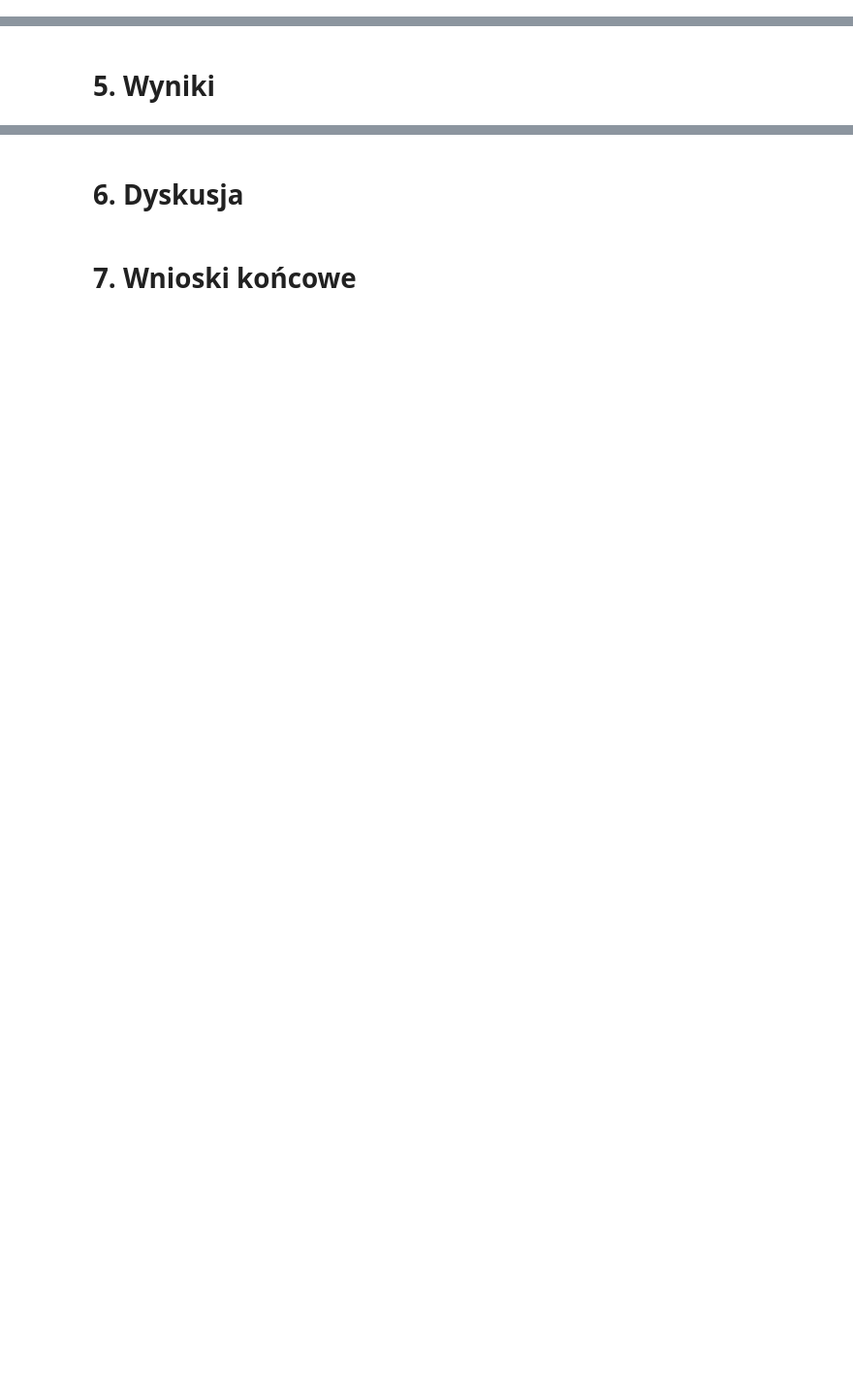
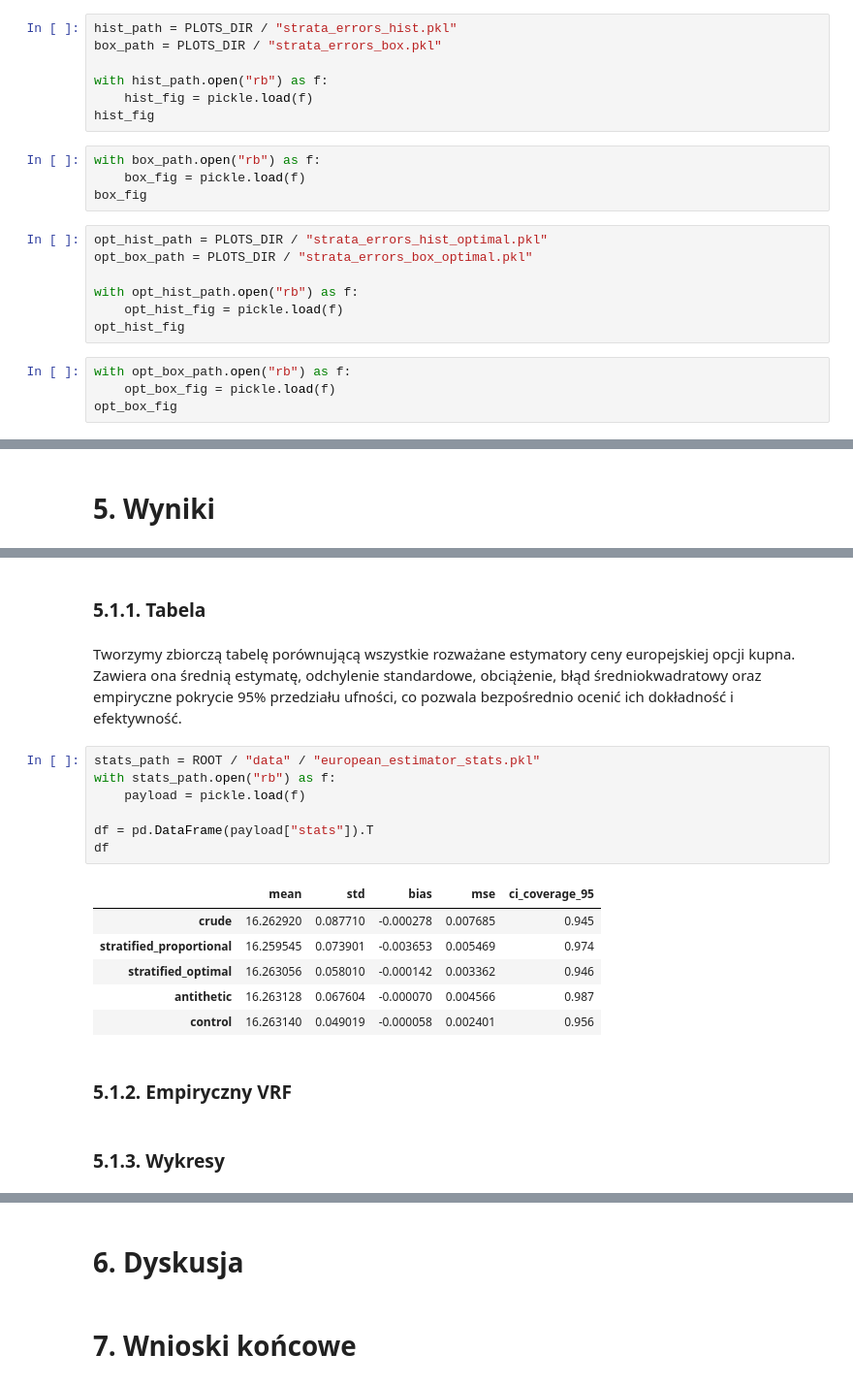
Before and after one commit to miplock/monte_carlo_project_2, a Jupyter notebook: notebooks/general/sketch.ipynb, the cells around one changed output, grey strips where cells are left out. Shown at 97% size. Saved outputs shown, nothing was run; the diff lists cells and outputs as text; blank space fills up the shorter version.

```diff
--- a/notebooks/general/sketch.ipynb
+++ b/notebooks/general/sketch.ipynb
@@ -124,0 +281,22 @@ show_code("models/black_scholes.py")
+# %%
+hist_path = PLOTS_DIR / "strata_errors_hist.pkl"
+box_path = PLOTS_DIR / "strata_errors_box.pkl"
+
+with hist_path.open("rb") as f:
+    hist_fig = pickle.load(f)
+hist_fig
+# %%
+with box_path.open("rb") as f:
+    box_fig = pickle.load(f)
+box_fig
+# %%
+opt_hist_path = PLOTS_DIR / "strata_errors_hist_optimal.pkl"
+opt_box_path = PLOTS_DIR / "strata_errors_box_optimal.pkl"
+
+with opt_hist_path.open("rb") as f:
+    opt_hist_fig = pickle.load(f)
+opt_hist_fig
+# %%
+with opt_box_path.open("rb") as f:
+    opt_box_fig = pickle.load(f)
+opt_box_fig
@@ -126,0 +345,22 @@ show_code("models/black_scholes.py")
+# %% [markdown]
+### 5.1.1. Tabela
+# %% [markdown]
+Tworzymy zbiorczą tabelę porównującą wszystkie rozważane estymatory ceny europejskiej opcji kupna. Zawiera ona średnią estymatę, odchylenie standardowe, obciążenie, błąd średniokwadratowy oraz empiryczne pokrycie 95% przedziału ufności, co pozwala bezpośrednio ocenić ich dokładność i efektywność.
+# %%
+stats_path = ROOT / "data" / "european_estimator_stats.pkl"
+with stats_path.open("rb") as f:
+    payload = pickle.load(f)
+
+df = pd.DataFrame(payload["stats"]).T
+df
+# %% [output]
+|  | mean | std | bias | mse | ci_coverage_95 |
+| crude | 16.262920 | 0.087710 | -0.000278 | 0.007685 | 0.945 |
+| stratified_proportional | 16.259545 | 0.073901 | -0.003653 | 0.005469 | 0.974 |
+| stratified_optimal | 16.263056 | 0.058010 | -0.000142 | 0.003362 | 0.946 |
+| antithetic | 16.263128 | 0.067604 | -0.000070 | 0.004566 | 0.987 |
+| control | 16.263140 | 0.049019 | -0.000058 | 0.002401 | 0.956 |
+# %% [markdown]
+### 5.1.2. Empiryczny VRF
+# %% [markdown]
+### 5.1.3. Wykresy
```
Also changed, not shown: parts of 34 cells of this notebook, 26 other files.
